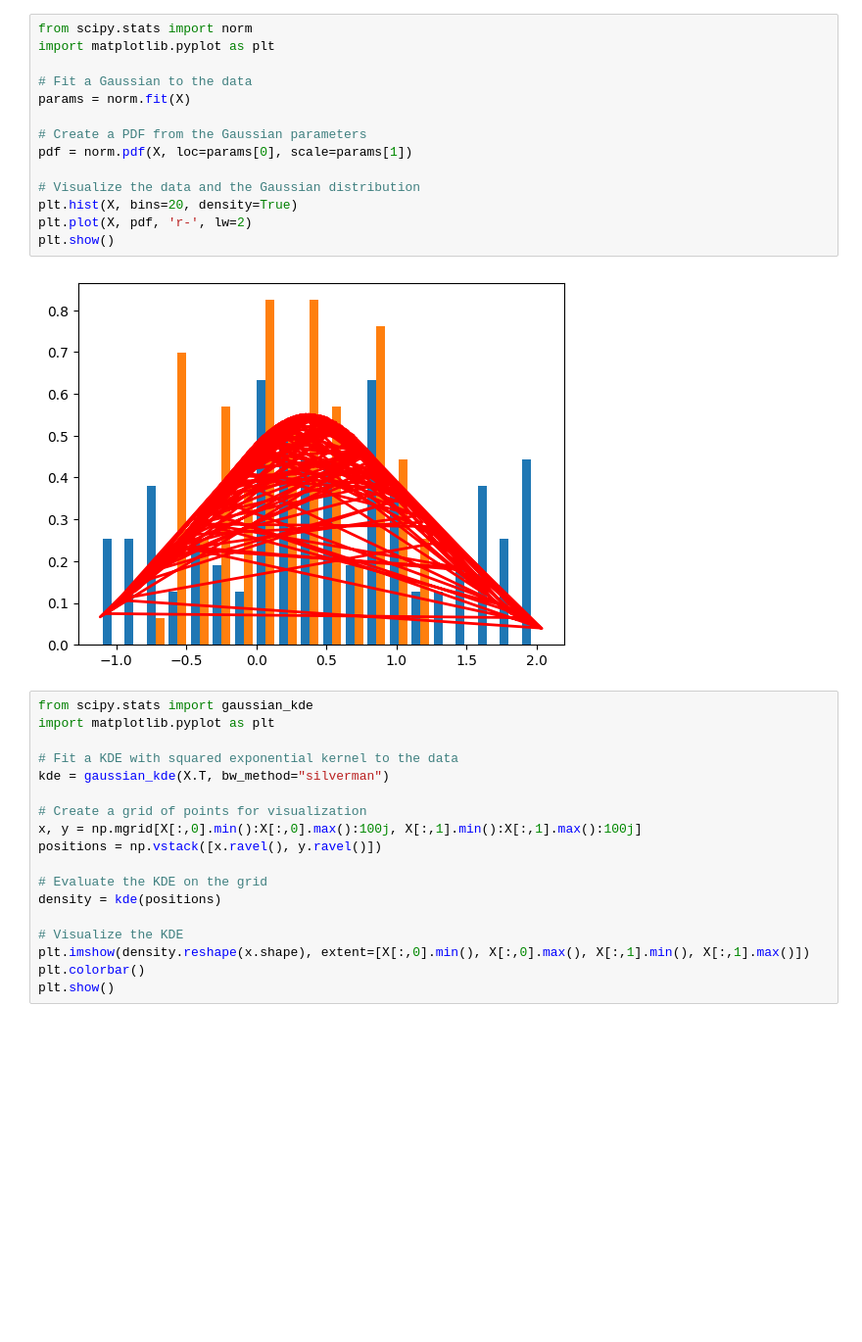
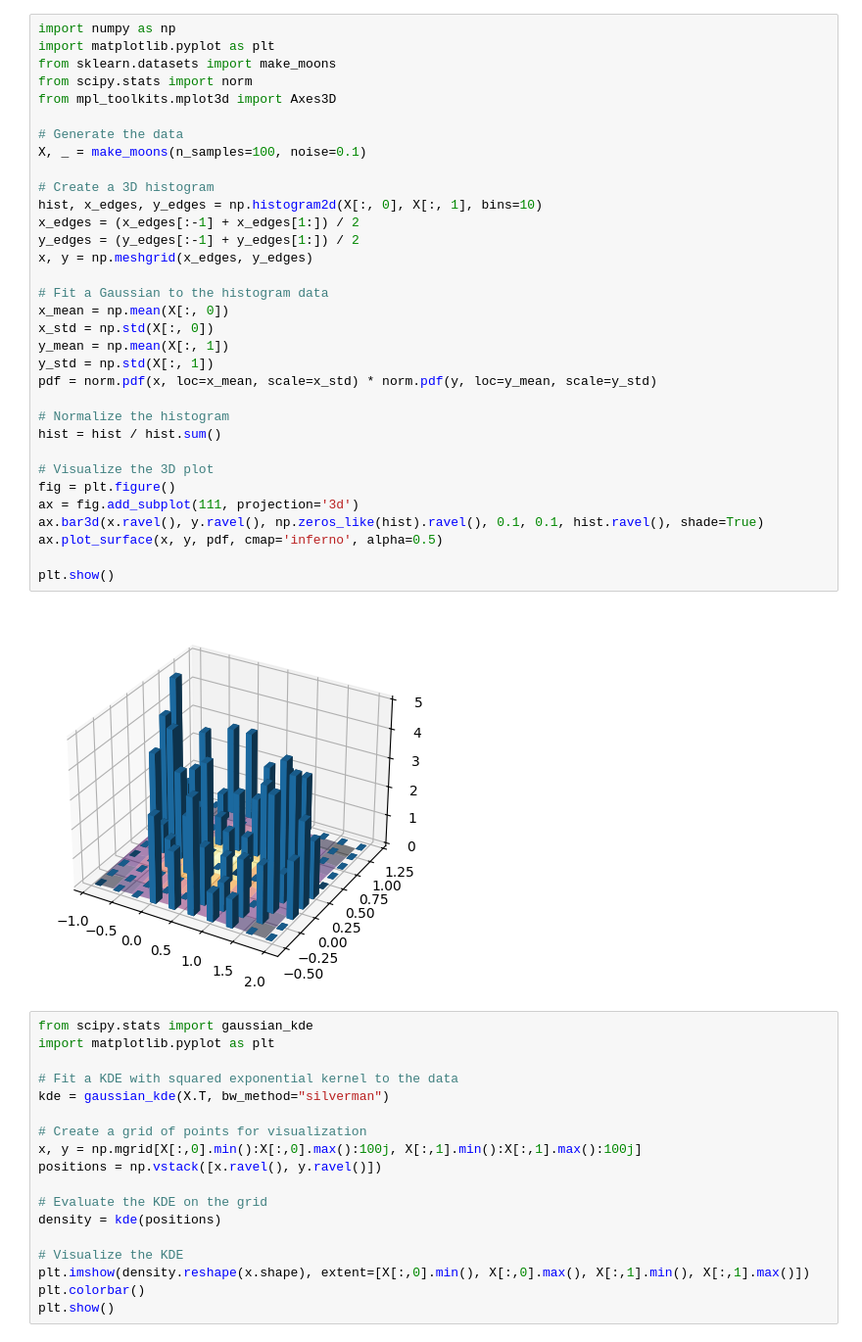
Before and after one commit to Max-Hi/GenNN, a Jupyter notebook: generative-baselines.ipynb, the cells around one changed output. Shown: that part at 98% size. Saved outputs shown, nothing was run; the diff lists cells and outputs as text; blank space fills up the shorter version.

```diff
--- a/generative-baselines.ipynb
+++ b/generative-baselines.ipynb
@@ -18,19 +28,38 @@ plt.show()
-# %%
-from scipy.stats import norm
-import matplotlib.pyplot as plt
-
-# Fit a Gaussian to the data
-params = norm.fit(X)
-
-# Create a PDF from the Gaussian parameters
-pdf = norm.pdf(X, loc=params[0], scale=params[1])
-
-# Visualize the data and the Gaussian distribution
-plt.hist(X, bins=20, density=True)
-plt.plot(X, pdf, 'r-', lw=2)
-plt.show()
-# %% [output]
-[figure, removed]
+# %%
+import numpy as np
+import matplotlib.pyplot as plt
+from sklearn.datasets import make_moons
+from scipy.stats import norm
+from mpl_toolkits.mplot3d import Axes3D
+
+# Generate the data
+X, _ = make_moons(n_samples=100, noise=0.1)
+
+# Create a 3D histogram
+hist, x_edges, y_edges = np.histogram2d(X[:, 0], X[:, 1], bins=10)
+x_edges = (x_edges[:-1] + x_edges[1:]) / 2
+y_edges = (y_edges[:-1] + y_edges[1:]) / 2
+x, y = np.meshgrid(x_edges, y_edges)
+
+# Fit a Gaussian to the histogram data
+x_mean = np.mean(X[:, 0])
+x_std = np.std(X[:, 0])
+y_mean = np.mean(X[:, 1])
+y_std = np.std(X[:, 1])
+pdf = norm.pdf(x, loc=x_mean, scale=x_std) * norm.pdf(y, loc=y_mean, scale=y_std)
+
+# Normalize the histogram
+hist = hist / hist.sum()
+
+# Visualize the 3D plot
+fig = plt.figure()
+ax = fig.add_subplot(111, projection='3d')
+ax.bar3d(x.ravel(), y.ravel(), np.zeros_like(hist).ravel(), 0.1, 0.1, hist.ravel(), shade=True)
+ax.plot_surface(x, y, pdf, cmap='inferno', alpha=0.5)
+
+plt.show()
+# %% [output]
+[figure, added]
 # %%
 from scipy.stats import gaussian_kde
 import matplotlib.pyplot as plt
```
Also changed, not shown: parts of 2 cells of this notebook.
